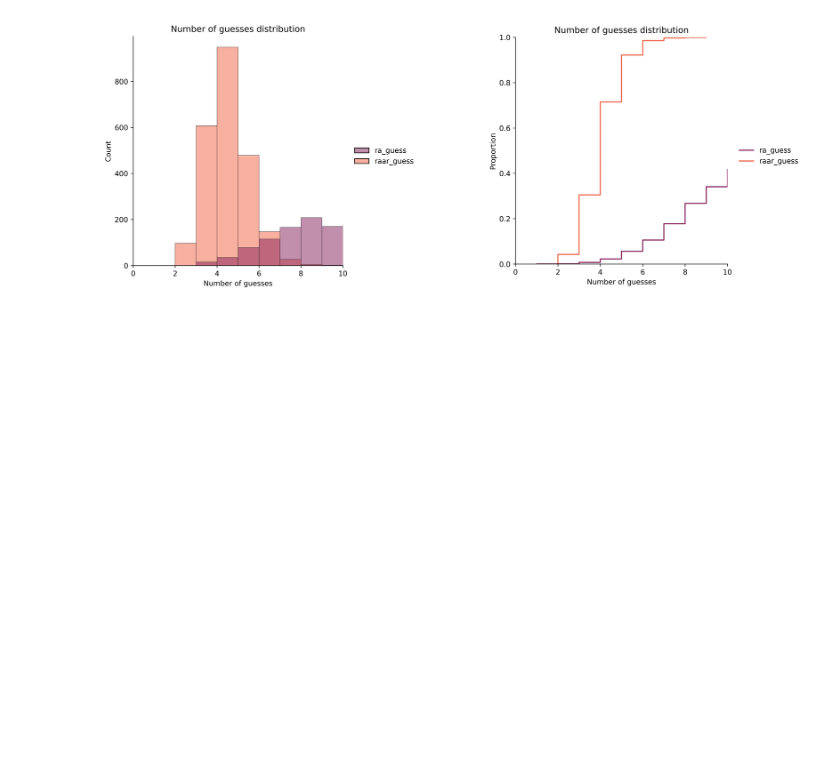
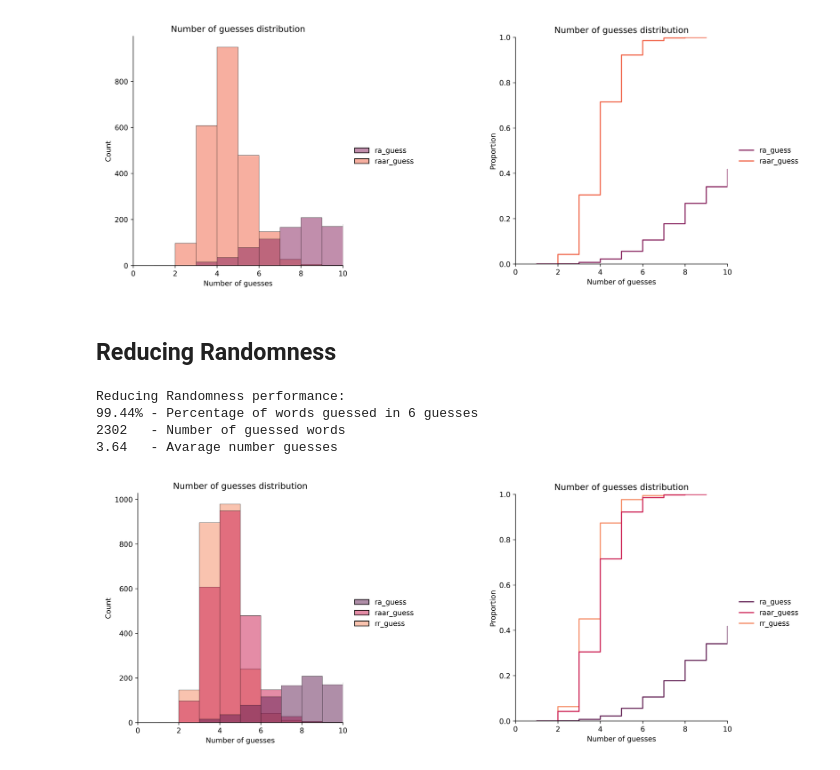
Before and after one commit to Rusiek/Wordle-Destroyer, a Jupyter notebook: main.ipynb, the cells around one changed output. Drawn from its saved outputs; the diff is of its cells as text; code cells hidden in the pictures; blank space fills up the shorter version.

Commit message:
Add reducing randomness algorithm

```diff
--- a/main.ipynb
+++ b/main.ipynb
@@ -244,3 +244,46 @@ names.append('raar_guess')
 show_stats(arrays, names, x_range=(0, 10))
 # %% [output]
 [figure]
+# %% [markdown]
+## Reducing Randomness
+# %%
+class RR(Algorithm):
+    def f(self, ans, ans_info, possible_words, **kwargs):
+        if len(ans) > 0:
+            possible_words = [
+                word for word in possible_words
+                if Algorithm.validate_ans(ans[-1], word) == ans_info[-1]
+            ]
+
+        apperance_tab = np.zeros([26, 5])
+        for word in possible_words:
+            for i in range(len(word)):
+                apperance_tab[ord(word[i]) - ord('a'), i] += 1
+
+        top_prediction = None
+        top_score = 0
+        for word in possible_words:
+            score = 0
+            for i in range(len(word)):
+                score += apperance_tab[ord(word[i]) - ord('a'), i]
+            if score > top_score:
+                top_score = score
+                top_prediction = word
+
+        return top_prediction, possible_words
+# %%
+rr_stats = np.array(RR(word_list).validate_algorithm()).T
+# %%
+performance('Reducing Randomness', rr_stats)
+# %% [output]
+Reducing Randomness performance:
+99.44% - Percentage of words guessed in 6 guesses
+2302   - Number of guessed words
+3.64   - Avarage number guesses
+# %%
+arrays.append(rr_stats)
+names.append('rr_guess')
+# %%
+show_stats(arrays, names, x_range=(0, 10))
+# %% [output]
+[figure, added]
```
